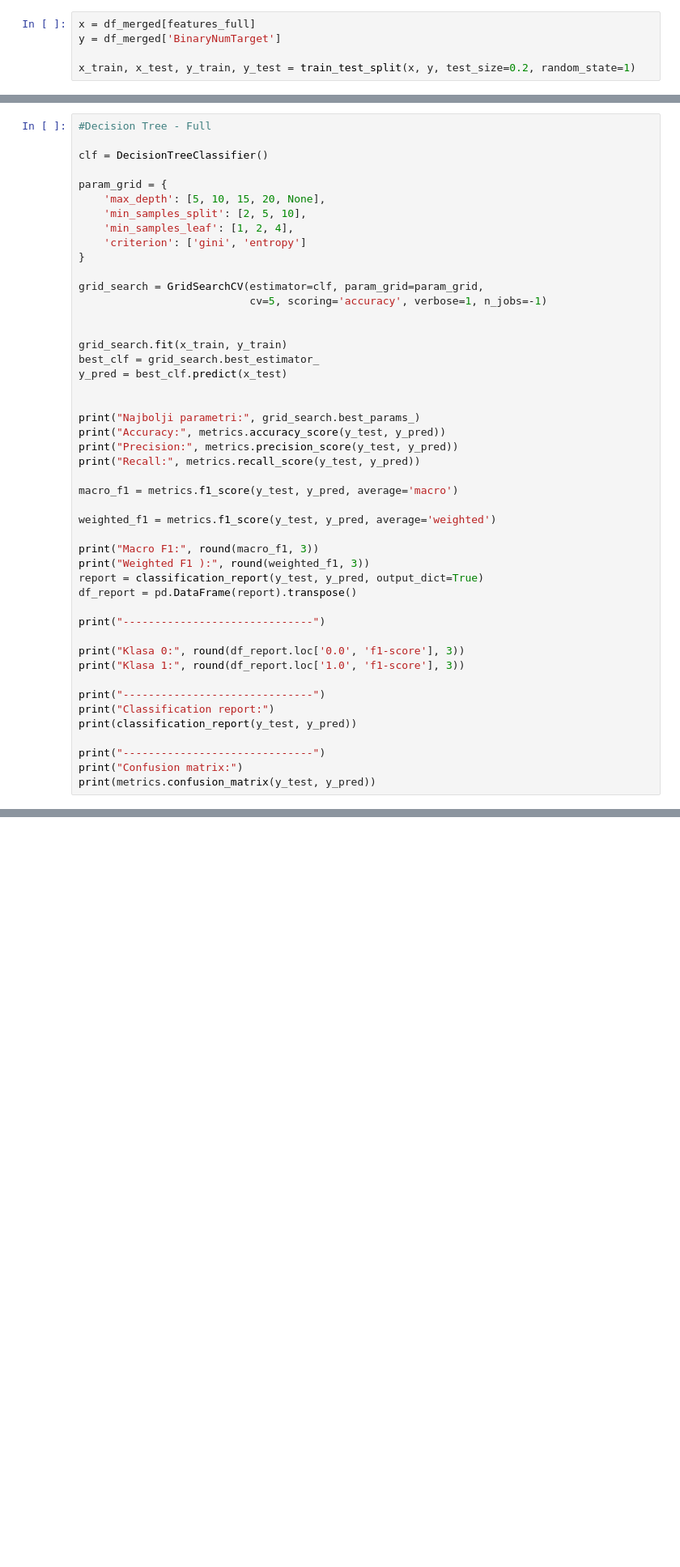
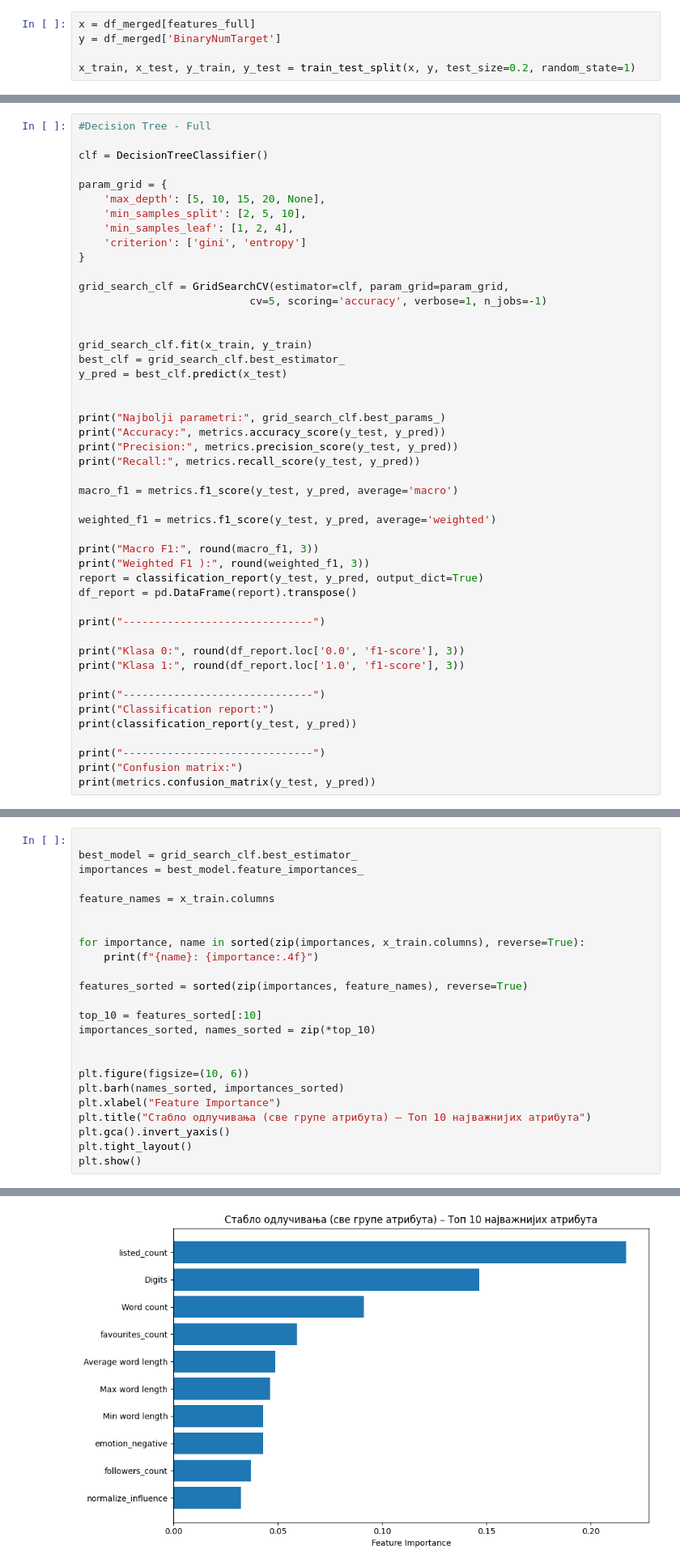
Before and after one commit to SaraTalic/fake-news-twitter-detection, a Jupyter notebook: classification.ipynb, the cells around one changed output, grey strips where cells are left out. Shown at 81% size. Cells and saved outputs as stored; diff of their text form; blank space fills up the shorter version.

```diff
--- a/classification.ipynb
+++ b/classification.ipynb
@@ -3150,16 +3255,16 @@ param_grid = {
     'criterion': ['gini', 'entropy']
 }
 
-grid_search = GridSearchCV(estimator=clf, param_grid=param_grid,
+grid_search_clf = GridSearchCV(estimator=clf, param_grid=param_grid,
                            cv=5, scoring='accuracy', verbose=1, n_jobs=-1)
 
 
-grid_search.fit(x_train, y_train)
-best_clf = grid_search.best_estimator_
+grid_search_clf.fit(x_train, y_train)
+best_clf = grid_search_clf.best_estimator_
 y_pred = best_clf.predict(x_test)
 
 
-print("Najbolji parametri:", grid_search.best_params_)
+print("Najbolji parametri:", grid_search_clf.best_params_)
 print("Accuracy:", metrics.accuracy_score(y_test, y_pred))
 print("Precision:", metrics.precision_score(y_test, y_pred))
 print("Recall:", metrics.recall_score(y_test, y_pred))
@@ -3205 +3310,26 @@ Confusion matrix:
  [6083 7766]]
+# %%
+
+best_model = grid_search_clf.best_estimator_
+importances = best_model.feature_importances_
+
+feature_names = x_train.columns
+
+
+for importance, name in sorted(zip(importances, x_train.columns), reverse=True):
+    print(f"{name}: {importance:.4f}")
+
+features_sorted = sorted(zip(importances, feature_names), reverse=True)
+
+top_10 = features_sorted[:10]
+importances_sorted, names_sorted = zip(*top_10)
+
+
+plt.figure(figsize=(10, 6))
+plt.barh(names_sorted, importances_sorted)
+plt.xlabel("Feature Importance")
+plt.title("Стабло одлучивања (све групе атрибута) – Топ 10 најважнијих атрибута")
+plt.gca().invert_yaxis()
+plt.tight_layout()
+plt.show()
+# %% [output]
@@ -3206,3 +3353,4 @@ Confusion matrix:
+[figure, added]
 # %%
 # Naive Bayes -  Full
 
```
Also changed, not shown: parts of 15 cells of this notebook, 1 other file.
